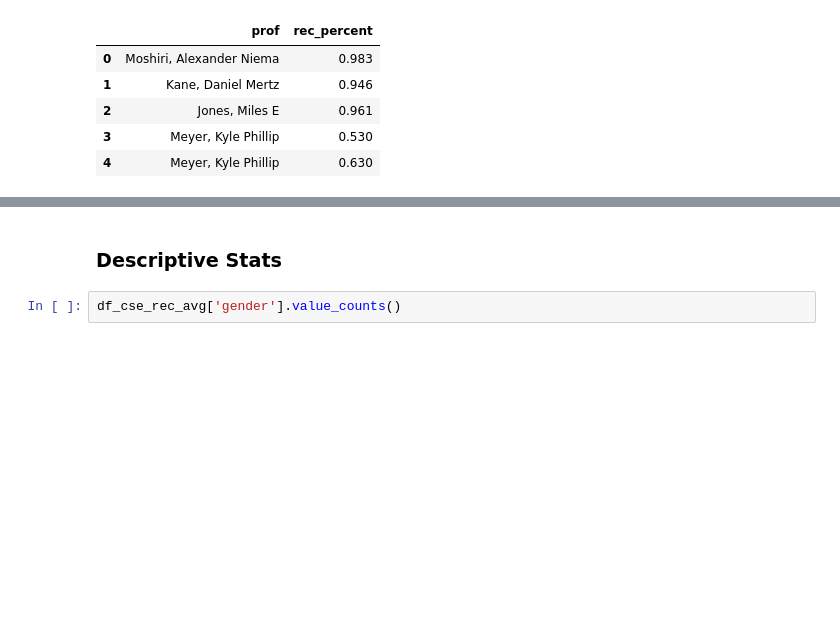
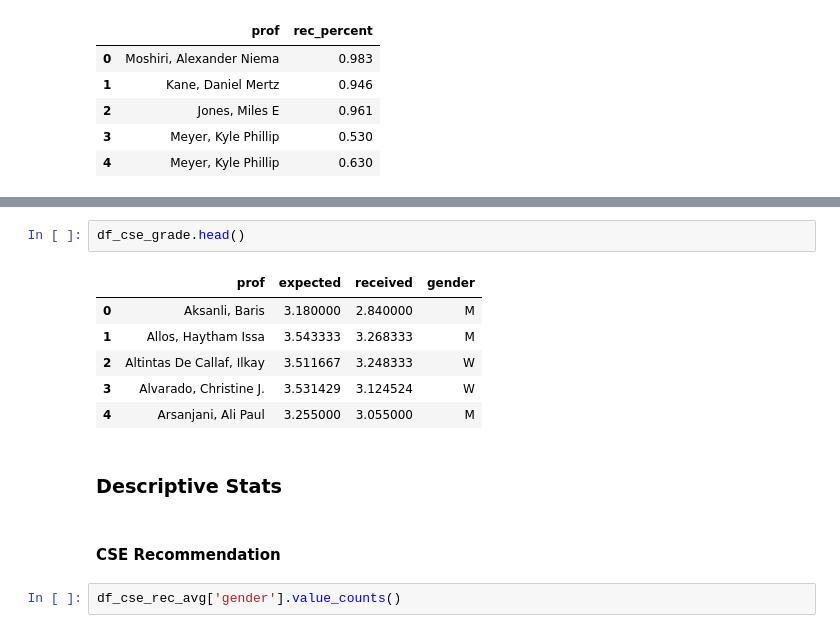
Before and after one commit to nihabhaskar/CSE_194_Project, a Jupyter notebook: cse_stats.ipynb, the cells around one changed output, grey strips where cells are left out. Drawn from its saved outputs; the diff is of its cells as text; blank space fills up the shorter version.

```diff
--- a/cse_stats.ipynb
+++ b/cse_stats.ipynb
@@ -56,5 +93,16 @@ df_cse_rec_avg
+# %%
+df_cse_grade.head()
+# %% [output]
+|  | prof | expected | received | gender |
+| 0 | Aksanli, Baris | 3.180000 | 2.840000 | M |
+| 1 | Allos, Haytham Issa | 3.543333 | 3.268333 | M |
+| 2 | Altintas De Callaf, Ilkay | 3.511667 | 3.248333 | W |
+| 3 | Alvarado, Christine J. | 3.531429 | 3.124524 | W |
+| 4 | Arsanjani, Ali Paul | 3.255000 | 3.055000 | M |
 # %% [markdown]
 ### Descriptive Stats
+# %% [markdown]
+#### CSE Recommendation
 # %%
 df_cse_rec_avg['gender'].value_counts()
 # %% [output]
```
Also changed, not shown: parts of 14 cells of this notebook.
